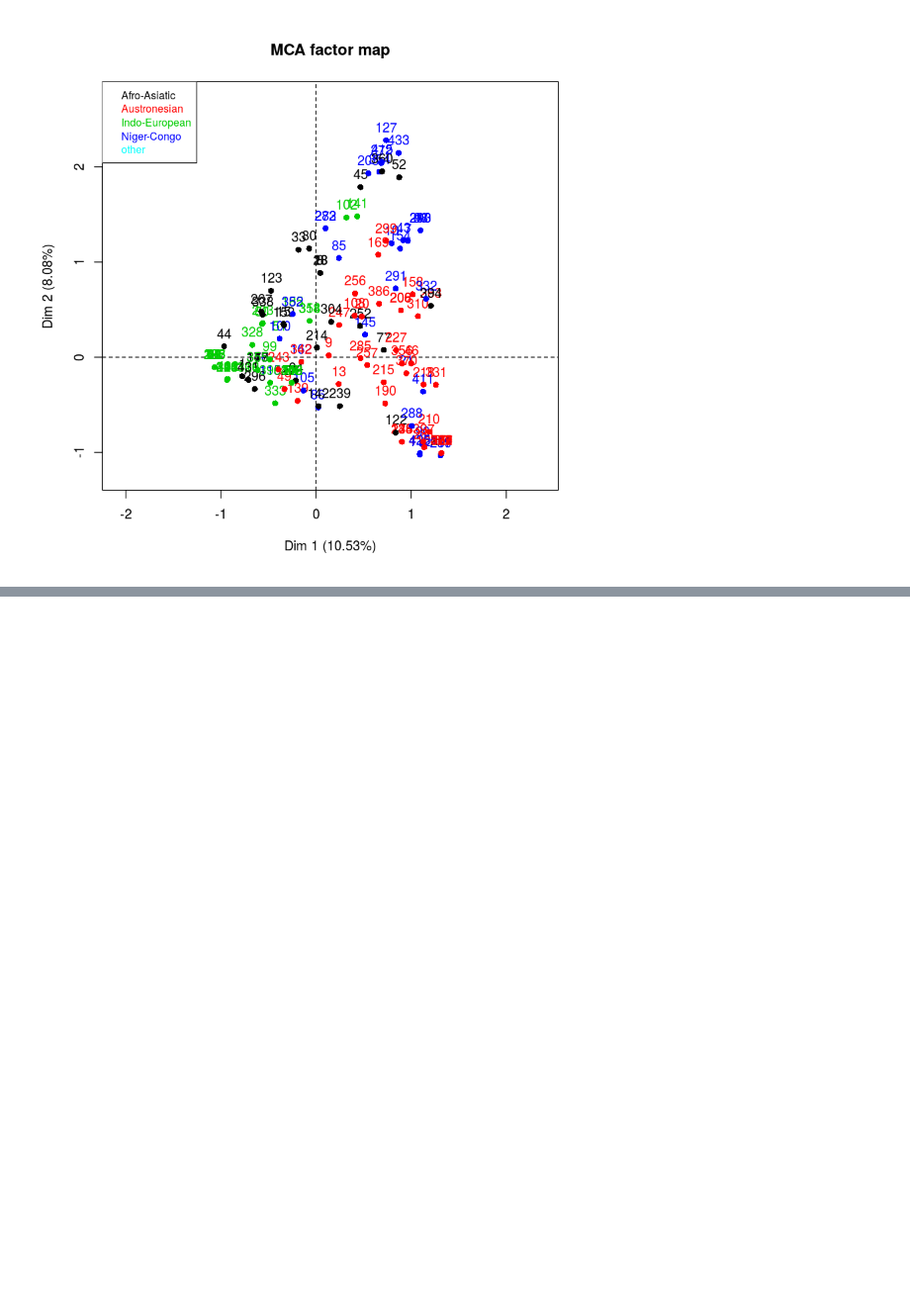
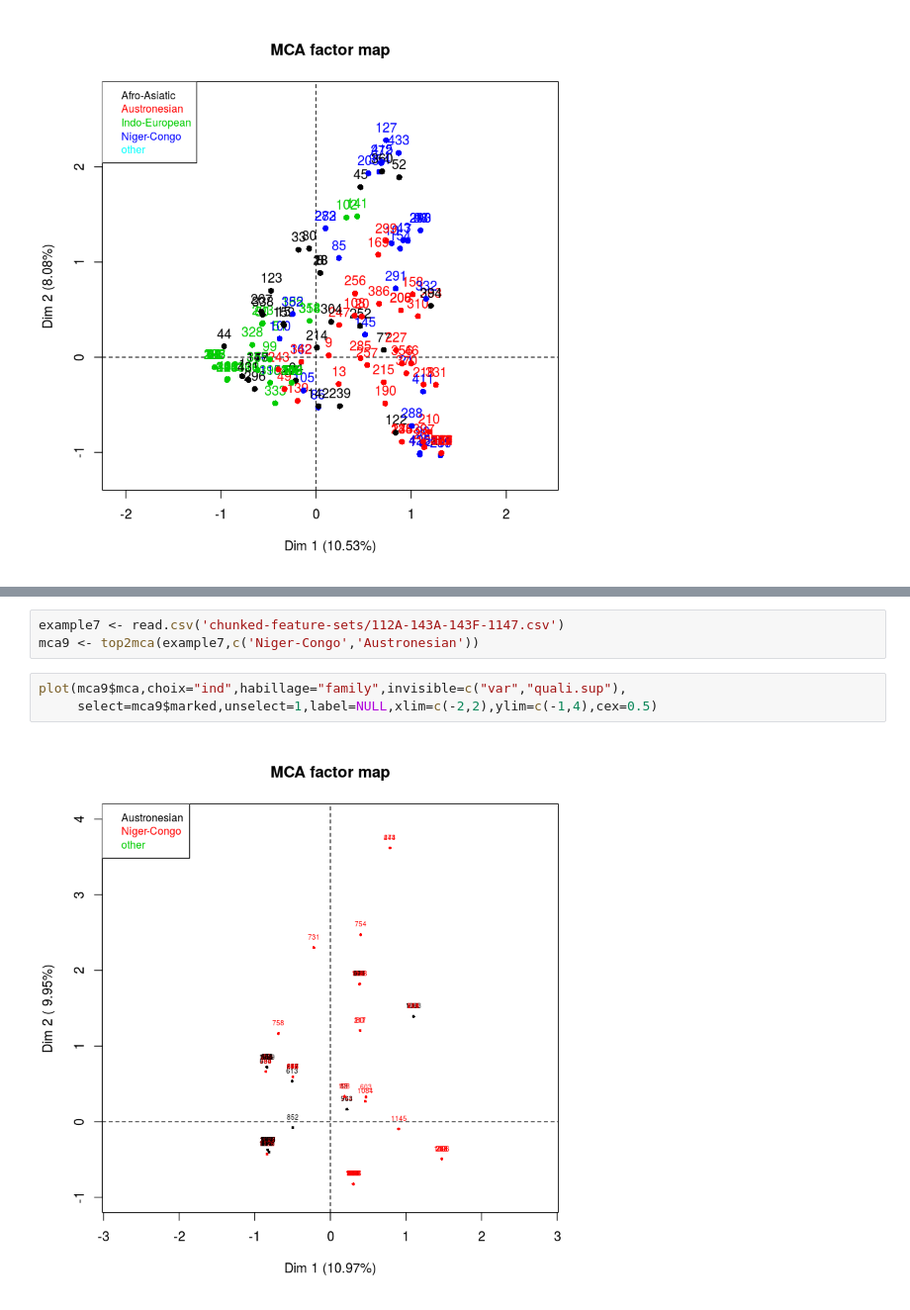
Before and after one commit to ilay32/wals-project, a Jupyter notebook: gensep.ipynb, the cells around one changed output, grey strips where cells are left out. Shown at 99% size. Cells and saved outputs as stored; diff of their text form; blank space fills up the shorter version.

```diff
--- a/gensep.ipynb
+++ b/gensep.ipynb
@@ -232,0 +247,8 @@ plot(mca8$mca,choix="ind",habillage="family",invisible=c("var","quali.sup"),sele
+# %%
+example7 <- read.csv('chunked-feature-sets/112A-143A-143F-1147.csv')
+mca9 <- top2mca(example7,c('Niger-Congo','Austronesian'))
+# %%
+plot(mca9$mca,choix="ind",habillage="family",invisible=c("var","quali.sup"),
+     select=mca9$marked,unselect=1,label=NULL,xlim=c(-2,2),ylim=c(-1,4),cex=0.5)
+# %% [output]
+[figure, added]
```
Also changed, not shown: parts of 2 cells of this notebook, 1 other file.
